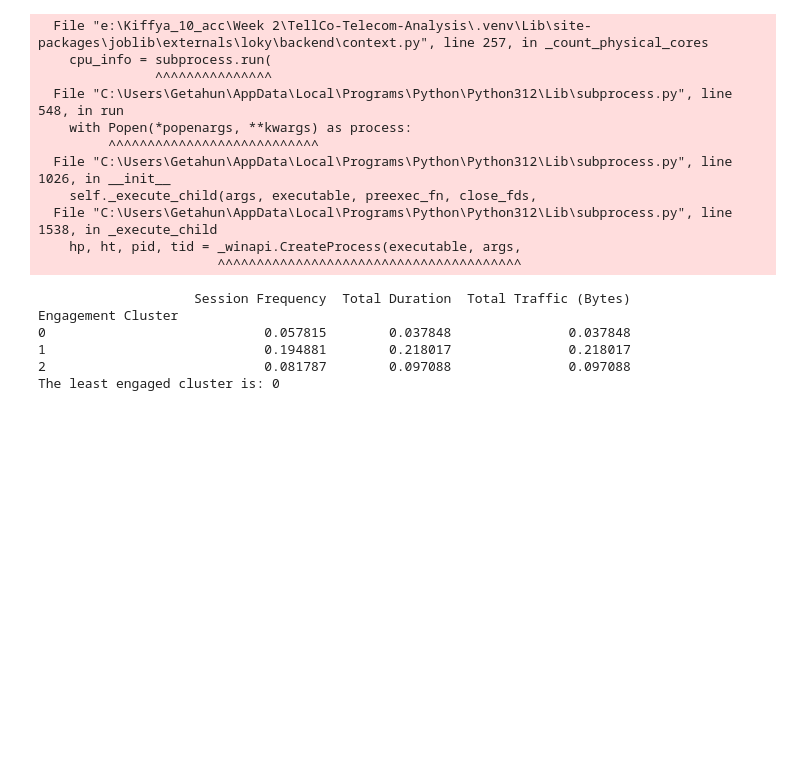
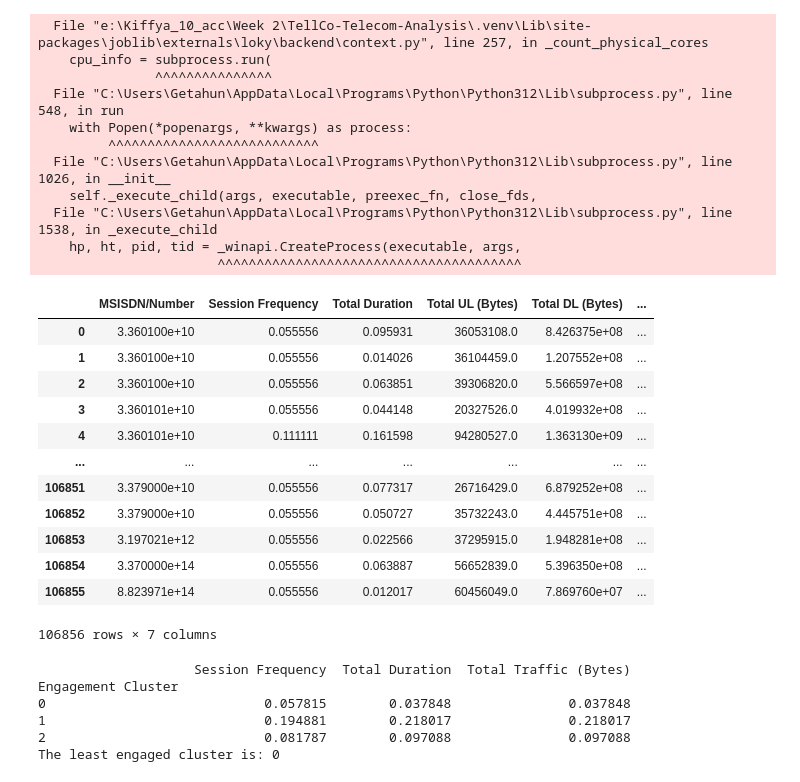
Before and after one commit to getahunTiruneh/TellCo-Telecom-Analysis, a Jupyter notebook: notebooks/satisfaction_analysis.ipynb, the cells around one changed output. Saved outputs shown, nothing was run; the diff lists cells and outputs as text; code cells hidden in the pictures; blank space fills up the shorter version.

```diff
--- a/notebooks/satisfaction_analysis.ipynb
+++ b/notebooks/satisfaction_analysis.ipynb
@@ -89,6 +94,22 @@ engagement_df['Engagement Cluster'] = kmeans.fit_predict(engagement_df[metrics])
   File "C:\Users\Getahun\AppData\Local\Programs\Python\Python312\Lib\subprocess.py", line 1538, in _execute_child
     hp, ht, pid, tid = _winapi.CreateProcess(executable, args,
                        ^^^^^^^^^^^^^^^^^^^^^^^^^^^^^^^^^^^^^^^
+# %%
+engagement_df
+# %% [output]
+|  | MSISDN/Number | Session Frequency | Total Duration | Total UL (Bytes) | Total DL (Bytes) | ... |
+| 0 | 3.360100e+10 | 0.055556 | 0.095931 | 36053108.0 | 8.426375e+08 | ... |
+| 1 | 3.360100e+10 | 0.055556 | 0.014026 | 36104459.0 | 1.207552e+08 | ... |
+| 2 | 3.360100e+10 | 0.055556 | 0.063851 | 39306820.0 | 5.566597e+08 | ... |
+| 3 | 3.360101e+10 | 0.055556 | 0.044148 | 20327526.0 | 4.019932e+08 | ... |
+| 4 | 3.360101e+10 | 0.111111 | 0.161598 | 94280527.0 | 1.363130e+09 | ... |
+| ... | ... | ... | ... | ... | ... | ... |
+| 106851 | 3.379000e+10 | 0.055556 | 0.077317 | 26716429.0 | 6.879252e+08 | ... |
+| 106852 | 3.379000e+10 | 0.055556 | 0.050727 | 35732243.0 | 4.445751e+08 | ... |
+| 106853 | 3.197021e+12 | 0.055556 | 0.022566 | 37295915.0 | 1.948281e+08 | ... |
+| 106854 | 3.370000e+14 | 0.055556 | 0.063887 | 56652839.0 | 5.396350e+08 | ... |
+| 106855 | 8.823971e+14 | 0.055556 | 0.012017 | 60456049.0 | 7.869760e+07 | ... |
+106856 rows × 7 columns
 # %%
 # Calculate the centroids of each engagement cluster
 engagement_centroids = engagement_df.groupby('Engagement Cluster')[metrics].mean()
```
Also changed, not shown: parts of 11 cells of this notebook, 3 other files.
